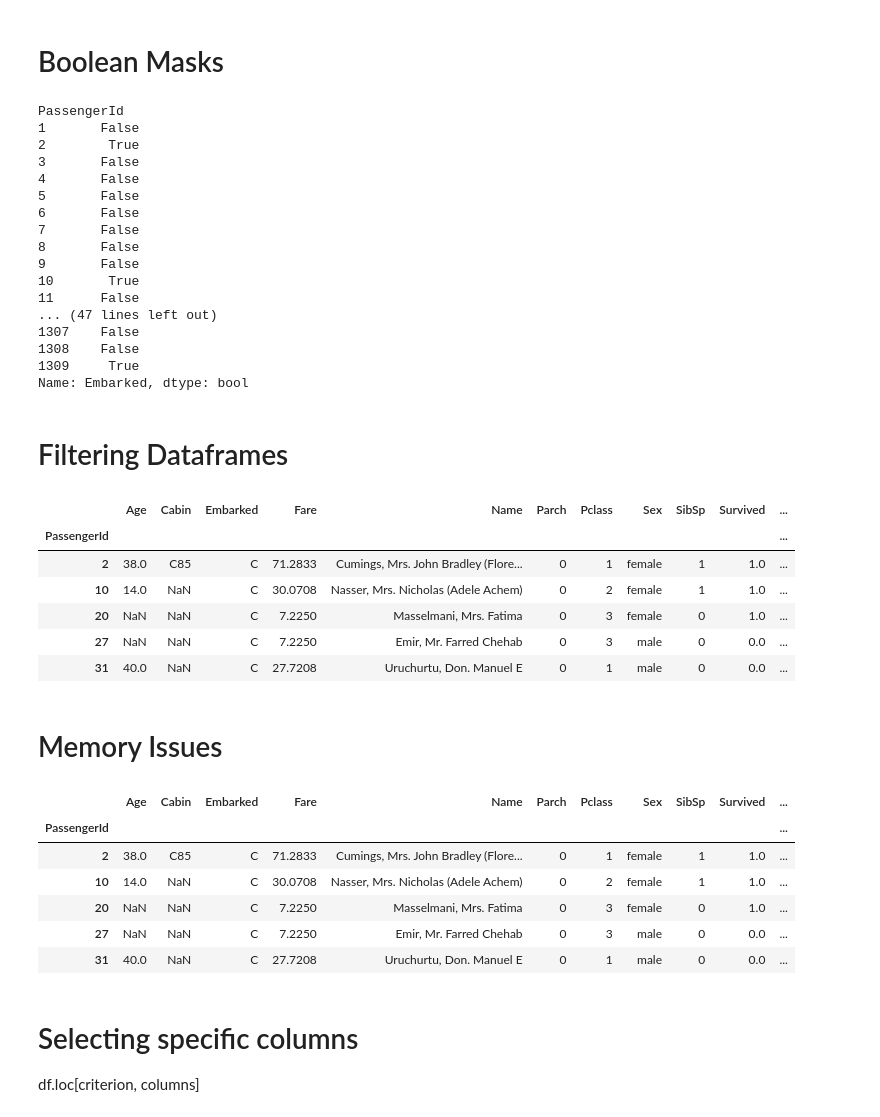
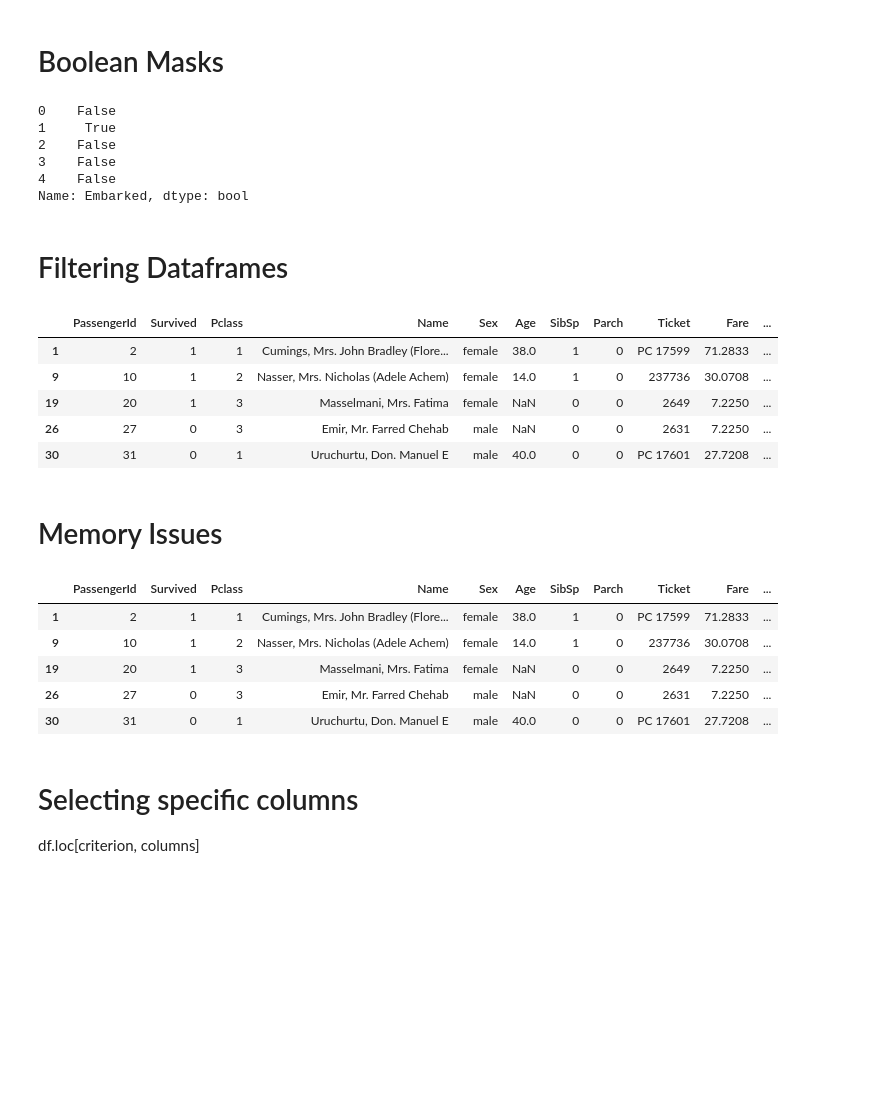
Before and after one commit to dtamayo/MachineLearning, a Jupyter notebook: Day2/TitanicPandas.ipynb, the cells around one changed output. Saved outputs shown, nothing was run; the diff lists cells and outputs as text; code cells hidden in the pictures; blank space fills up the shorter version.

```diff
--- a/Day2/TitanicPandas.ipynb
+++ b/Day2/TitanicPandas.ipynb
@@ -16,5 +16,5 @@ In a terminal, navigate to the directory where you want to add the MachineLearni
 # %%
 import pandas as pd
 import numpy as np
-input_df = pd.read_csv('data/train.csv')
+df = pd.read_csv('data/train.csv')
 # %%
@@ -190,51 +99,39 @@ df.head()
 # %% [markdown]
 # Boolean Masks
-# %%
-df['Embarked'] == 'C'
-# %% [output]
-PassengerId
-1       False
-2        True
-3       False
-4       False
-5       False
-6       False
-7       False
-8       False
-9       False
-10       True
-11      False
-... (47 lines left out)
-1307    False
-1308    False
-1309     True
-Name: Embarked, dtype: bool
+# %%
+mask = df['Embarked'] == 'C'
+mask.head()
+# %% [output]
+0    False
+1     True
+2    False
+3    False
+4    False
+Name: Embarked, dtype: bool
 # %% [markdown]
 # Filtering Dataframes
 # %%
-df_filter = df[df['Embarked'] == 'C']
+df_filter = df[mask] # df_filter = df[df['Embarked'] == 'C']
 df_filter.head()
 # %% [output]
-|  | Age | Cabin | Embarked | Fare | Name | Parch | Pclass | Sex | SibSp | Survived | ... |
-| PassengerId |  |  |  |  |  |  |  |  |  |  | ... |
-| 2 | 38.0 | C85 | C | 71.2833 | Cumings, Mrs. John Bradley (Flore... | 0 | 1 | female | 1 | 1.0 | ... |
-| 10 | 14.0 | NaN | C | 30.0708 | Nasser, Mrs. Nicholas (Adele Achem) | 0 | 2 | female | 1 | 1.0 | ... |
-| 20 | NaN | NaN | C | 7.2250 | Masselmani, Mrs. Fatima | 0 | 3 | female | 0 | 1.0 | ... |
-| 27 | NaN | NaN | C | 7.2250 | Emir, Mr. Farred Chehab | 0 | 3 | male | 0 | 0.0 | ... |
-| 31 | 40.0 | NaN | C | 27.7208 | Uruchurtu, Don. Manuel E | 0 | 1 | male | 0 | 0.0 | ... |
+|  | PassengerId | Survived | Pclass | Name | Sex | Age | SibSp | Parch | Ticket | Fare | ... |
+| 1 | 2 | 1 | 1 | Cumings, Mrs. John Bradley (Flore... | female | 38.0 | 1 | 0 | PC 17599 | 71.2833 | ... |
+| 9 | 10 | 1 | 2 | Nasser, Mrs. Nicholas (Adele Achem) | female | 14.0 | 1 | 0 | 237736 | 30.0708 | ... |
+| 19 | 20 | 1 | 3 | Masselmani, Mrs. Fatima | female | NaN | 0 | 0 | 2649 | 7.2250 | ... |
+| 26 | 27 | 0 | 3 | Emir, Mr. Farred Chehab | male | NaN | 0 | 0 | 2631 | 7.2250 | ... |
+| 30 | 31 | 0 | 1 | Uruchurtu, Don. Manuel E | male | 40.0 | 0 | 0 | PC 17601 | 27.7208 | ... |
 # %% [markdown]
 # Memory Issues
 # %%
 df_filter = df.loc[df['Embarked'] == 'C']
 df_filter.head()
 # %% [output]
-|  | Age | Cabin | Embarked | Fare | Name | Parch | Pclass | Sex | SibSp | Survived | ... |
-| PassengerId |  |  |  |  |  |  |  |  |  |  | ... |
-| 2 | 38.0 | C85 | C | 71.2833 | Cumings, Mrs. John Bradley (Flore... | 0 | 1 | female | 1 | 1.0 | ... |
-| 10 | 14.0 | NaN | C | 30.0708 | Nasser, Mrs. Nicholas (Adele Achem) | 0 | 2 | female | 1 | 1.0 | ... |
-| 20 | NaN | NaN | C | 7.2250 | Masselmani, Mrs. Fatima | 0 | 3 | female | 0 | 1.0 | ... |
-| 27 | NaN | NaN | C | 7.2250 | Emir, Mr. Farred Chehab | 0 | 3 | male | 0 | 0.0 | ... |
-| 31 | 40.0 | NaN | C | 27.7208 | Uruchurtu, Don. Manuel E | 0 | 1 | male | 0 | 0.0 | ... |
+|  | PassengerId | Survived | Pclass | Name | Sex | Age | SibSp | Parch | Ticket | Fare | ... |
+| 1 | 2 | 1 | 1 | Cumings, Mrs. John Bradley (Flore... | female | 38.0 | 1 | 0 | PC 17599 | 71.2833 | ... |
+| 9 | 10 | 1 | 2 | Nasser, Mrs. Nicholas (Adele Achem) | female | 14.0 | 1 | 0 | 237736 | 30.0708 | ... |
+| 19 | 20 | 1 | 3 | Masselmani, Mrs. Fatima | female | NaN | 0 | 0 | 2649 | 7.2250 | ... |
+| 26 | 27 | 0 | 3 | Emir, Mr. Farred Chehab | male | NaN | 0 | 0 | 2631 | 7.2250 | ... |
+| 30 | 31 | 0 | 1 | Uruchurtu, Don. Manuel E | male | 40.0 | 0 | 0 | PC 17601 | 27.7208 | ... |
 # %% [markdown]
 # Selecting specific columns
 
```
Also changed, not shown: parts of 86 cells of this notebook, 3 other files.
